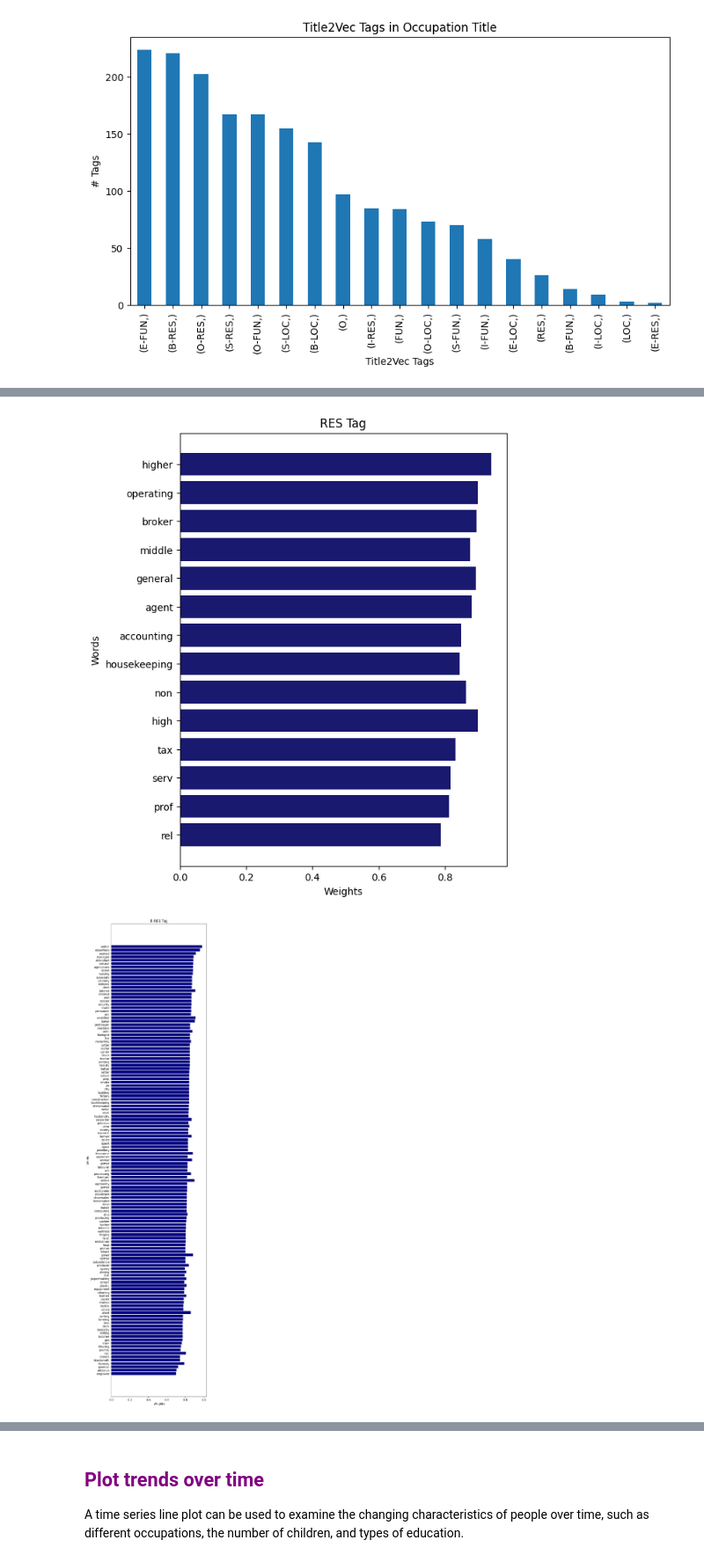
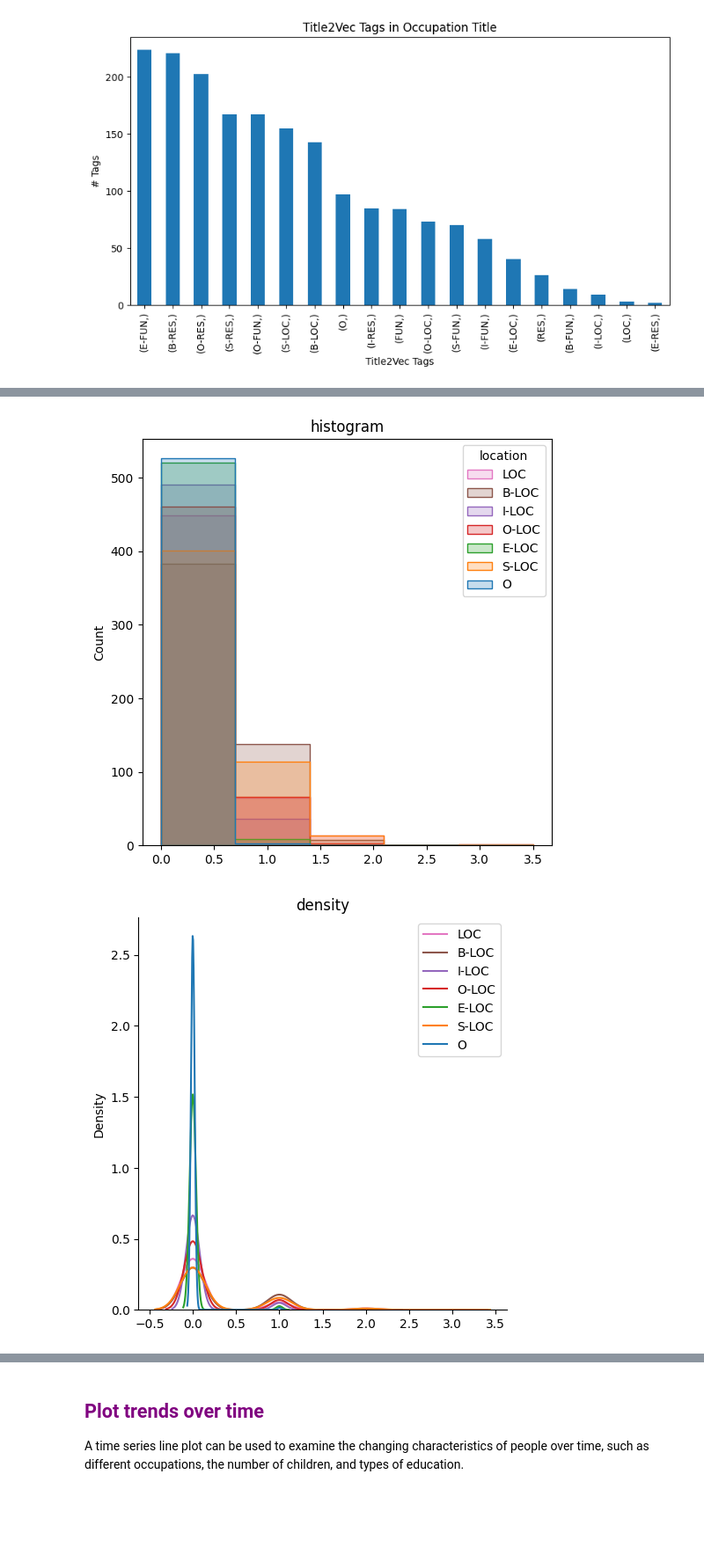
Before and after one commit to tsa-ml/tsa-ml, a Jupyter notebook: Research Questions - Use Cases.ipynb, the cells around one changed output, grey strips where cells are left out. Shown at 88% size. Cells and saved outputs as stored; diff of their text form; code cells hidden in the pictures; blank space fills up the shorter version.

```diff
--- a/Research Questions - Use Cases.ipynb
+++ b/Research Questions - Use Cases.ipynb
@@ -449,6 +448,7 @@ plt.hist([len(token) for token in titles],
          bins = 50,
          color = 'blue',
          width = 0.9)
+plt.rcParams["figure.figsize"] = (6, 6)
 plt.title('Token per title')
 plt.xlabel('Number of Tokens')
 plt.ylabel('# titles')
@@ -509,7 +509,7 @@ for i in range(len(y)):
     token_prediction.append(tag)
     token_prediction_distance.append(label_closest_distance)
 data_ner["tags"] = token_prediction
-data_ner["distance"] = token_prediction_distance
+data_ner["closest distance"] = token_prediction_distance
 
 display(data_ner)
 # %% [output]
@@ -630,25 +760,26 @@ for lbl in title_lbl:
 # %%
 # Occupational responsibilities
 
-title_lbl = ["RES", 'B-RES', 'I-RES', 'O-RES', 'E-RES', 'S-RES',]
-i = 0
-for lbl in title_lbl:
-    cluster_tn = data_ner[data_ner["tags"] == lbl]
-    cluster_tn = cluster_tn.sort_values("distance")
-    if cluster_tn["words"].nunique() < 70 and cluster_tn["words"].nunique() > 30 :
-        plt.rcParams["figure.figsize"] = (6, 15)
-    elif cluster_tn["words"].nunique() < 150 and cluster_tn["words"].nunique() > 80 :
-        plt.rcParams["figure.figsize"] = (6, 30)
-    elif cluster_tn["words"].nunique() < 20 and cluster_tn["words"].nunique() > 10 :
-        plt.rcParams["figure.figsize"] = (6, 8)
-    else:
-        plt.rcParams["figure.figsize"] = (6, 1)
-    plt.title(lbl + " Tag")
-    plt.xlabel('Weights')
-    plt.ylabel('Words')
-    plt.barh(cluster_tn["words"], cluster_tn["distance"], color = colors[i])
-    plt.show()
-    i = i + 1
+title_lbl = ["LOC", "B-LOC", "I-LOC", "O-LOC", "E-LOC", "S-LOC", "O"]
+
+sns.histplot(construct_list_for_plot(title_lbl),
+             kde = False,
+             common_norm = False,
+             element = "step",
+             binwidth = 0.7)
+plt.rcParams["figure.figsize"] = (6, 6)
+plt.title("histogram")
+plt.legend(labels = title_lbl, title = "location")
+
+sns.displot(construct_list_for_plot(title_lbl),
+             kind = "kde",
+             legend = False)
+plt.title("density")
+plt.rcParams["figure.figsize"] = (6, 6)
+plt.legend(labels = title_lbl, title = "location")
+plt.legend(labels = title_lbl)
+
+plt.show()
 # %% [output]
-[figure, old version]
+[figure, new version]
-[figure, old version]
+[figure, new version]
```
Also changed, not shown: parts of 22 cells of this notebook, 2 other files.
